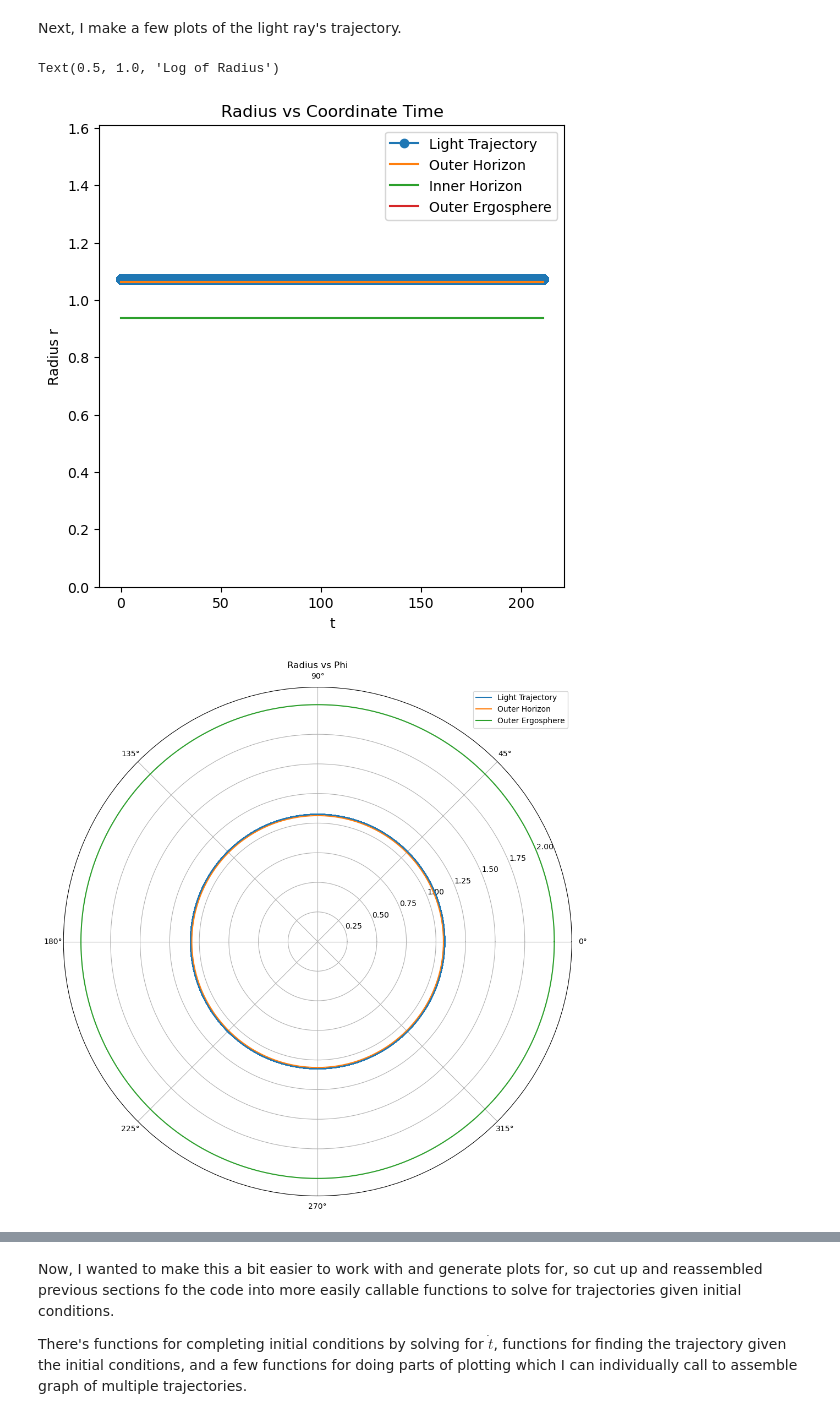
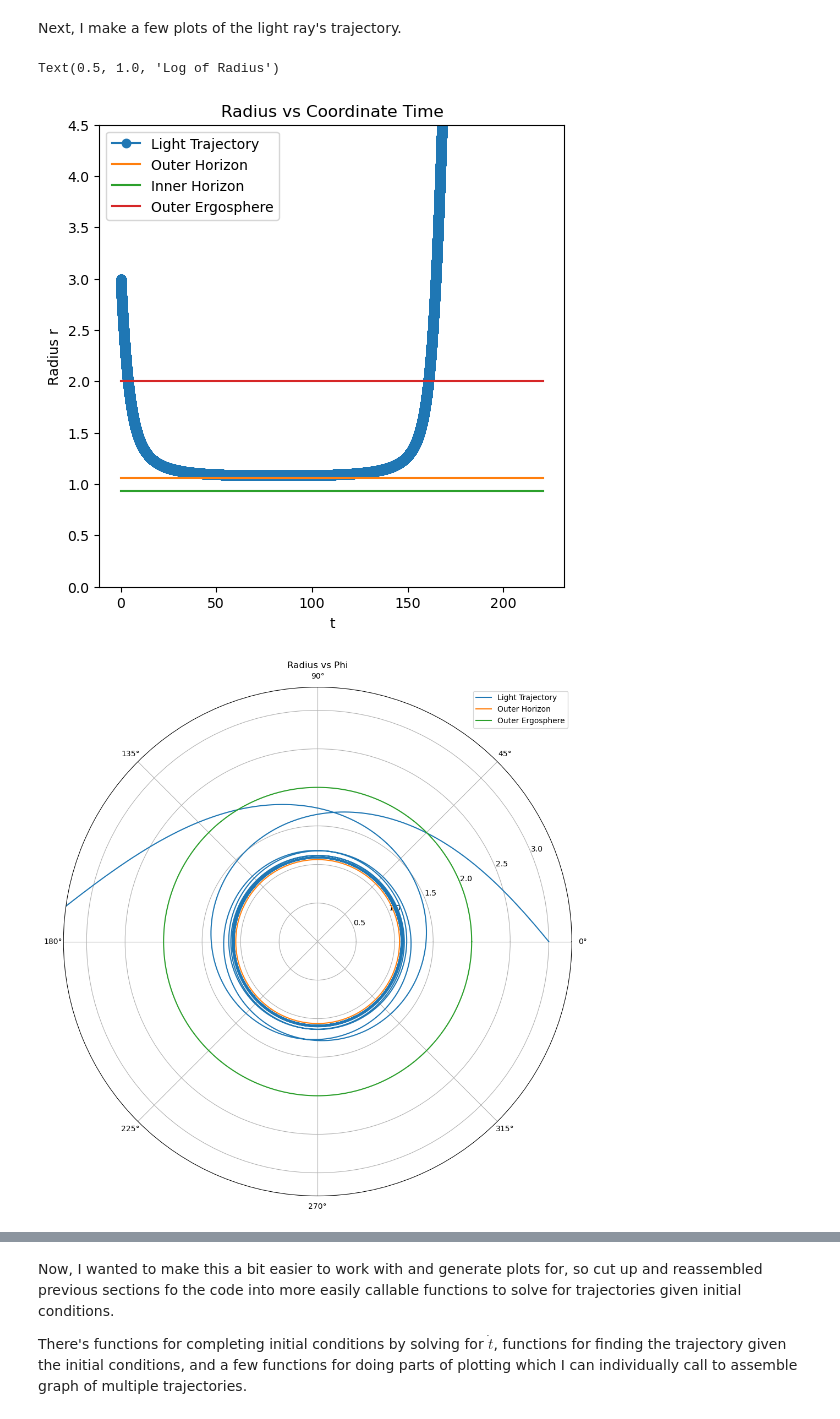
Before and after one commit to LordofDorknes/KerrSim, a Jupyter notebook: KerrSymb.ipynb, the cells around one changed output, grey strips where cells are left out. Drawn from its saved outputs; the diff is of its cells as text; code cells hidden in the pictures.

Commit message:
Fixed some text, added more plots

```diff
--- a/KerrSymb.ipynb
+++ b/KerrSymb.ipynb
@@ -159,12 +159,14 @@ I use a formula I derived by hand by solving hte quadratic equation, but I inclu
 # %%
 import math
 from scipy.optimize import fsolve
+import numpy as np
+
+
 
 #black hole params
 a=0.998 #BH spin param
 M=1 #BH mass param
 s=2*M #BH schwartzchild radius
-
 #horizon radii
 r_h=(s+np.sqrt(s**2-4*a**2))/2
 r_hi=(s-np.sqrt(s**2-4*a**2))/2
@@ -172,16 +174,16 @@ r_hi=(s-np.sqrt(s**2-4*a**2))/2
 #ergoregion (valid only in equatorial plane)
 r_e=2*M
 r_ei=0
-
 #test particle
 m=0.00 #particle mass
-r_0=s*(1+np.cos(2/3*np.arccos(-np.abs(a)/M))) #initial radial pos
-rp_0=0#initial radial momentum
+r_0=3 #initial radial pos
+rp_0=-0.05 #initial radial (pseudo?)momentum
 
 phi_0=0 #initial angular pos
-phip_0=0.1#initial angular momentum
+phip_0=0.020395#initial angular (pseudo?)momentum
 
 t_0=0
+
 
 #solve for the
 init_cond_equation=lambda tdot : m**2 - (1-s/r_0)*tdot**2 - 2*a*s*phip_0*tdot/r_0+(r_0**2+a**2+a**2*s/r_0)*phip_0**2+rp_0**2*r_0**2/(Delta(r_0))
@@ -265,33 +267,33 @@ plt.ylabel("Radius r")
 plt.title("Radius vs Coordinate Time")
 plt.ylim([0,r_0*1.5])
 plt.legend()
 #polar plot
 fig2, ax2 = plt.subplots(figsize=(12,12),subplot_kw={'projection':'polar'})
 
 #setup horizon plotting
 numpts=300
 th_hor=np.linspace(0,2*np.pi,num=numpts)
 ones_arr=np.ones((numpts))
 rh_arr=ones_arr*r_h
 rhi_arr=ones_arr*r_hi
 re_arr=ones_arr*r_e
 #plot trajectory
 ax2.plot(x_trunc[:,1],x_trunc[:,2],label='Light Trajectory')
 #plot horizon
 ax2.plot(th_hor,rh_arr,label='Outer Horizon')
 ax2.plot(th_hor,re_arr,label='Outer Ergosphere')
 #ax2.plot(th_hor,rhi_arr)
 plt.title("Radius vs Phi")
-plt.ylim([0,r_0*2])
+plt.ylim([0,r_0*1.1])
 plt.legend()
 
 
 plt.figure()
 plt.semilogy(x_trunc[:,0],x_trunc[:,2]-r_h,'-o')
 plt.xlabel("t")
 plt.ylabel("log(r-r_h) ")
 plt.title("Log of Radius")
 # %% [output]
 Text(0.5, 1.0, 'Log of Radius')
-[figure, old version]
+[figure, new version]
-[figure, old version]
+[figure, new version]
```
Also changed, not shown: parts of 2 cells of this notebook.
